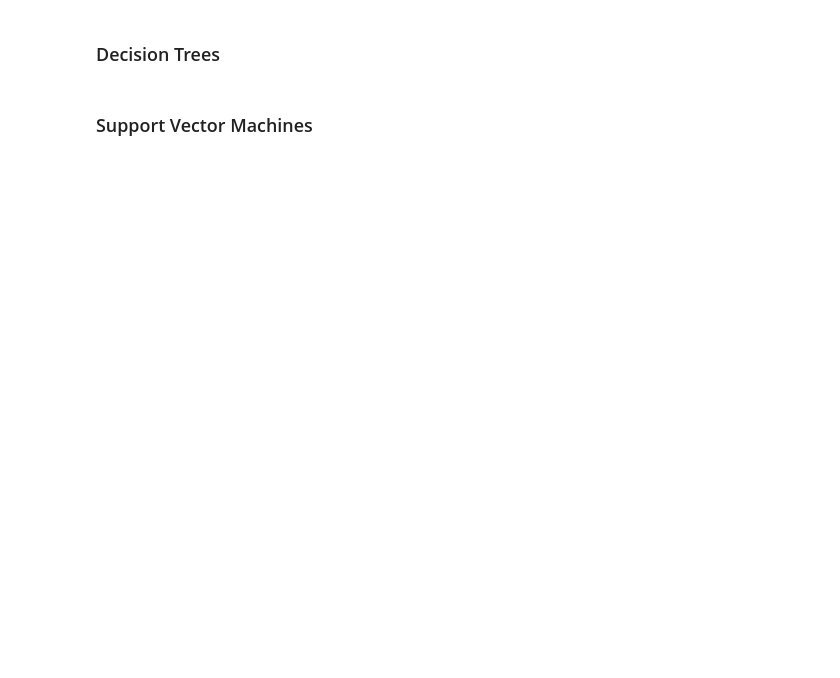
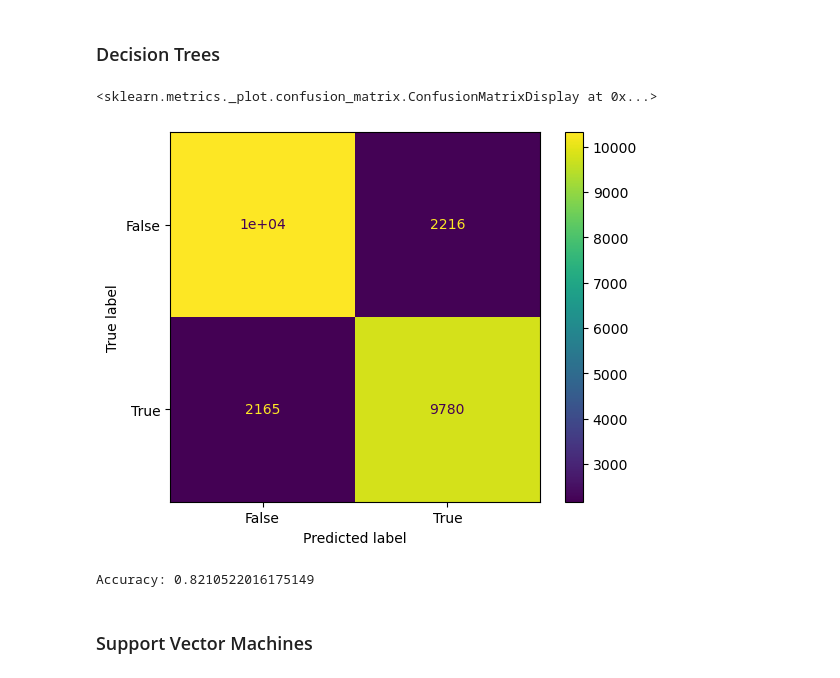
Before and after one commit to rgavigan/csgo-predicting, a Jupyter notebook: csgo_predictions.ipynb, the cells around one changed output. Saved outputs shown, nothing was run; the diff lists cells and outputs as text; code cells hidden in the pictures; blank space fills up the shorter version.

```diff
--- a/csgo_predictions.ipynb
+++ b/csgo_predictions.ipynb
@@ -11,4 +123,25 @@
 # %% [markdown]
 ### Decision Trees
+# %%
+# Decision Tree Model on data
+dt = DecisionTreeClassifier()
+dt.fit(X_train, y_train)
+
+y_pred = dt.predict(X_test)
+
+cm = confusion_matrix(y_test, y_pred)
+
+# Visualize confusion matrix
+cm_display = ConfusionMatrixDisplay(confusion_matrix=cm, display_labels=[False, True])
+cm_display.plot()
+# %% [output]
+<sklearn.metrics._plot.confusion_matrix.ConfusionMatrixDisplay at 0x...>
+[figure, added]
+# %%
+# Accuracy of model
+print("Accuracy:", dt.score(X_test, y_test))
+decision_tree_accuracy = dt.score(X_test, y_test)
+# %% [output]
+Accuracy: 0.8210522016175149
 # %% [markdown]
 ### Support Vector Machines
```
Also changed, not shown: parts of 17 cells of this notebook.
